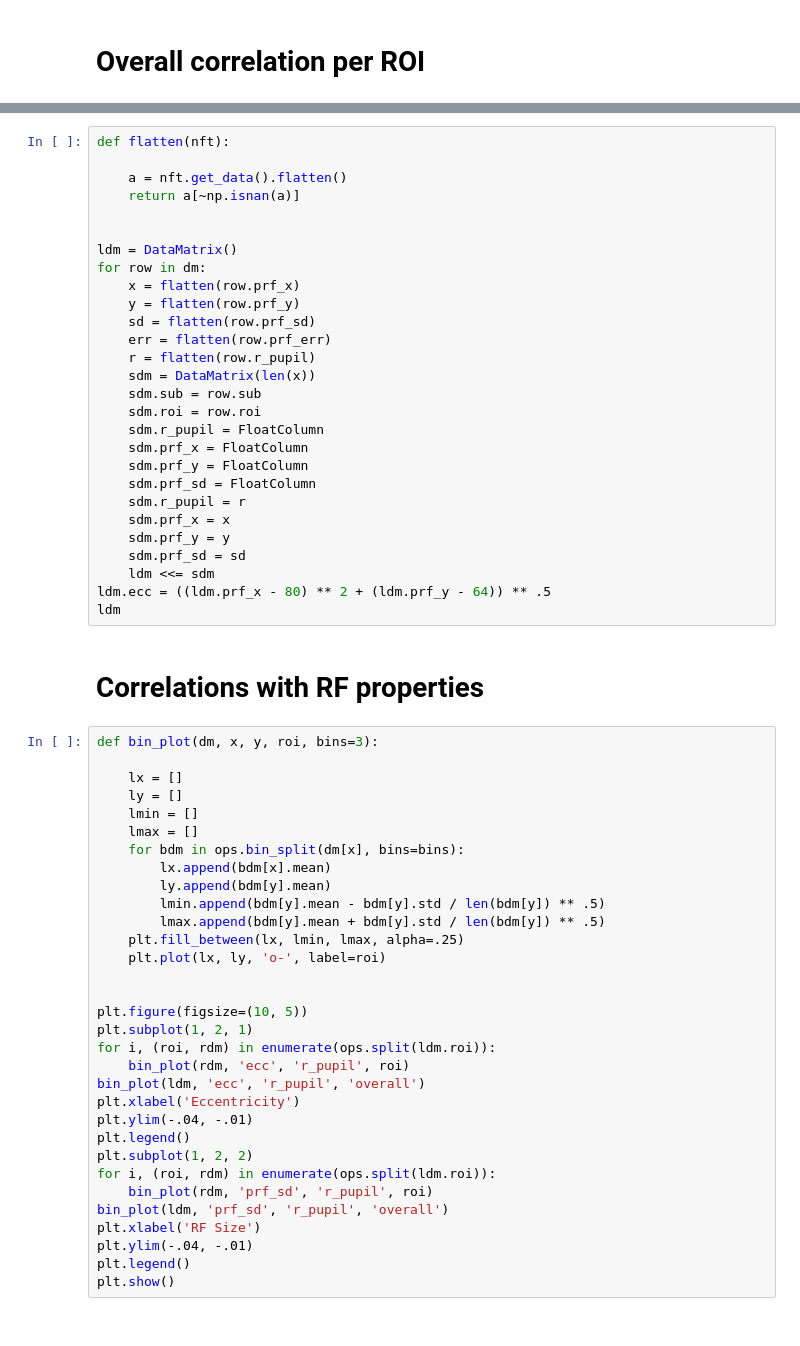
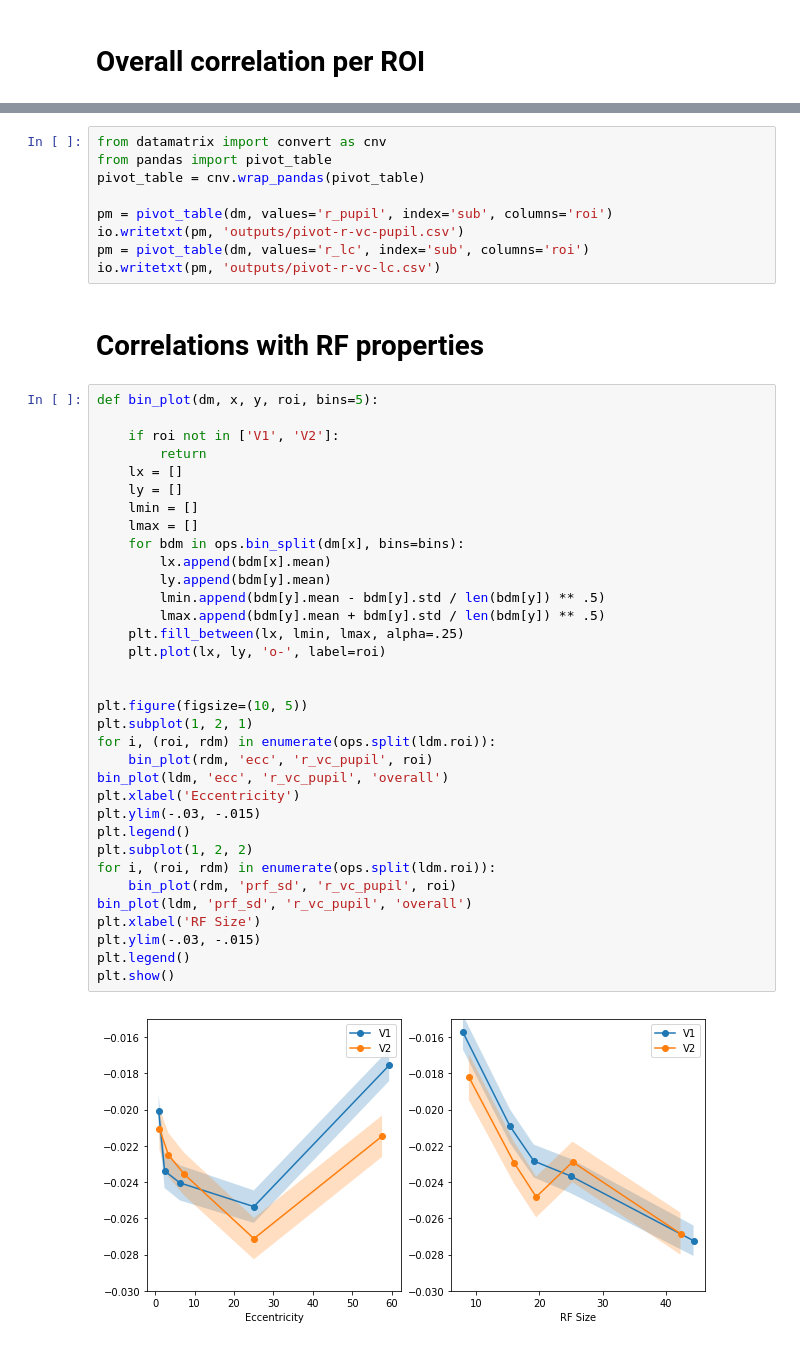
Before and after one commit to smathot/studyforrest-prf, a Jupyter notebook: pupil-correlates.ipynb, the cells around one changed output, grey strips where cells are left out. Cells and saved outputs as stored; diff of their text form.

```diff
--- a/pupil-correlates.ipynb
+++ b/pupil-correlates.ipynb
@@ -99,62 +46,47 @@ for roi, rdm in ops.split(dm.roi):
-# %%
-def flatten(nft):
-
-    a = nft.get_data().flatten()
-    return a[~np.isnan(a)]
-
-
-ldm = DataMatrix()
-for row in dm:
-    x = flatten(row.prf_x)
-    y = flatten(row.prf_y)
-    sd = flatten(row.prf_sd)
-    err = flatten(row.prf_err)
-    r = flatten(row.r_pupil)
-    sdm = DataMatrix(len(x))
-    sdm.sub = row.sub
-    sdm.roi = row.roi
-    sdm.r_pupil = FloatColumn
-    sdm.prf_x = FloatColumn
-    sdm.prf_y = FloatColumn
-    sdm.prf_sd = FloatColumn
-    sdm.r_pupil = r
-    sdm.prf_x = x
-    sdm.prf_y = y
-    sdm.prf_sd = sd
-    ldm <<= sdm
-ldm.ecc = ((ldm.prf_x - 80) ** 2 + (ldm.prf_y - 64)) ** .5
-ldm
+# %%
+from datamatrix import convert as cnv
+from pandas import pivot_table
+pivot_table = cnv.wrap_pandas(pivot_table)
+
+pm = pivot_table(dm, values='r_pupil', index='sub', columns='roi')
+io.writetxt(pm, 'outputs/pivot-r-vc-pupil.csv')
+pm = pivot_table(dm, values='r_lc', index='sub', columns='roi')
+io.writetxt(pm, 'outputs/pivot-r-vc-lc.csv')
 # %% [markdown]
 # Correlations with RF properties
 # %%
-def bin_plot(dm, x, y, roi, bins=3):
+def bin_plot(dm, x, y, roi, bins=5):
 
+    if roi not in ['V1', 'V2']:
+        return
     lx = []
     ly = []
     lmin = []
     lmax = []
     for bdm in ops.bin_split(dm[x], bins=bins):
         lx.append(bdm[x].mean)
         ly.append(bdm[y].mean)
         lmin.append(bdm[y].mean - bdm[y].std / len(bdm[y]) ** .5)
         lmax.append(bdm[y].mean + bdm[y].std / len(bdm[y]) ** .5)
     plt.fill_between(lx, lmin, lmax, alpha=.25)
     plt.plot(lx, ly, 'o-', label=roi)
 
 
 plt.figure(figsize=(10, 5))
 plt.subplot(1, 2, 1)
 for i, (roi, rdm) in enumerate(ops.split(ldm.roi)):
-    bin_plot(rdm, 'ecc', 'r_pupil', roi)
-bin_plot(ldm, 'ecc', 'r_pupil', 'overall')
+    bin_plot(rdm, 'ecc', 'r_vc_pupil', roi)
+bin_plot(ldm, 'ecc', 'r_vc_pupil', 'overall')
 plt.xlabel('Eccentricity')
-plt.ylim(-.04, -.01)
+plt.ylim(-.03, -.015)
 plt.legend()
 plt.subplot(1, 2, 2)
 for i, (roi, rdm) in enumerate(ops.split(ldm.roi)):
-    bin_plot(rdm, 'prf_sd', 'r_pupil', roi)
-bin_plot(ldm, 'prf_sd', 'r_pupil', 'overall')
+    bin_plot(rdm, 'prf_sd', 'r_vc_pupil', roi)
+bin_plot(ldm, 'prf_sd', 'r_vc_pupil', 'overall')
 plt.xlabel('RF Size')
-plt.ylim(-.04, -.01)
+plt.ylim(-.03, -.015)
 plt.legend()
 plt.show()
+# %% [output]
+[figure, added]
```
Also changed, not shown: parts of 12 cells of this notebook, 2 other files.
